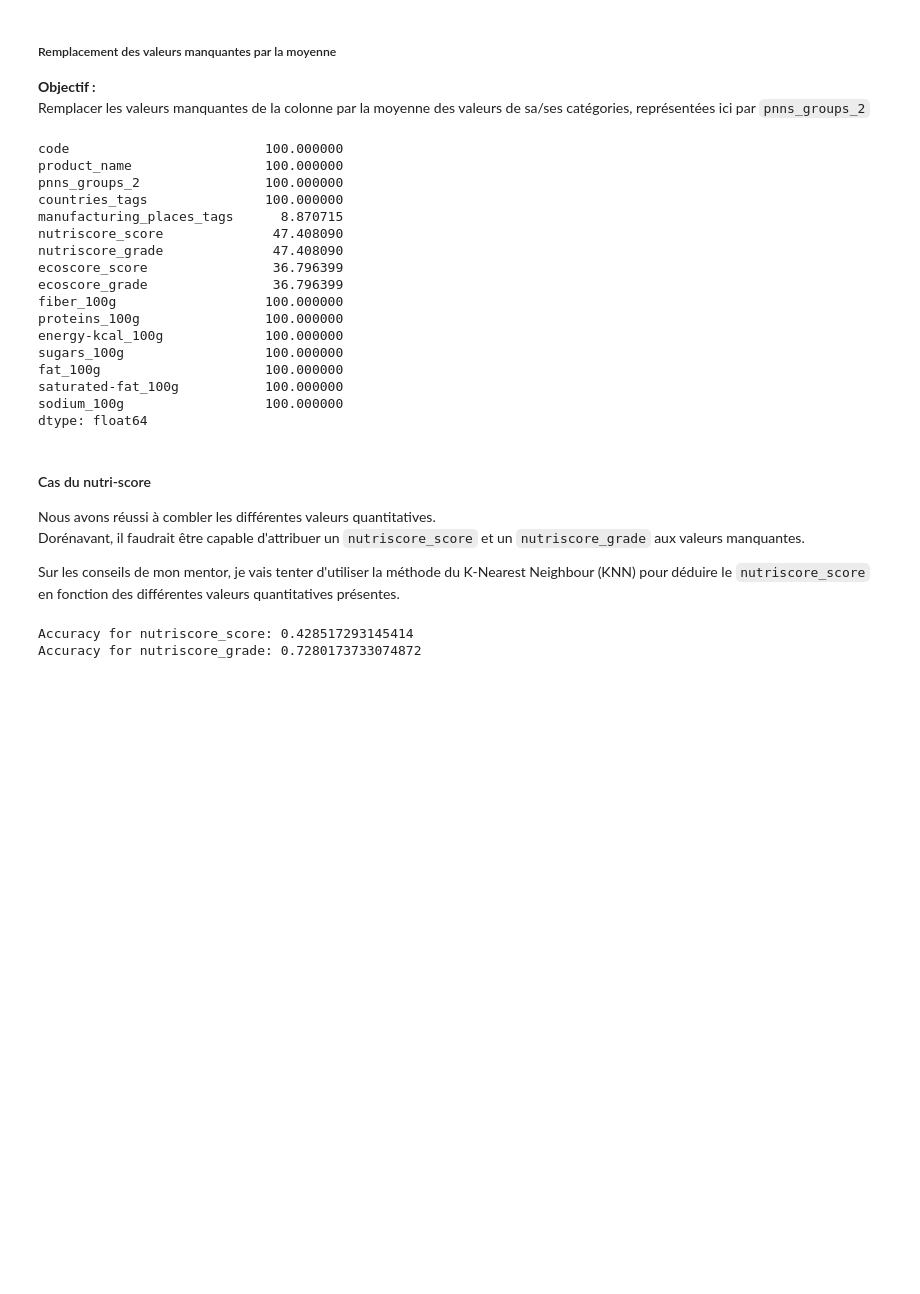
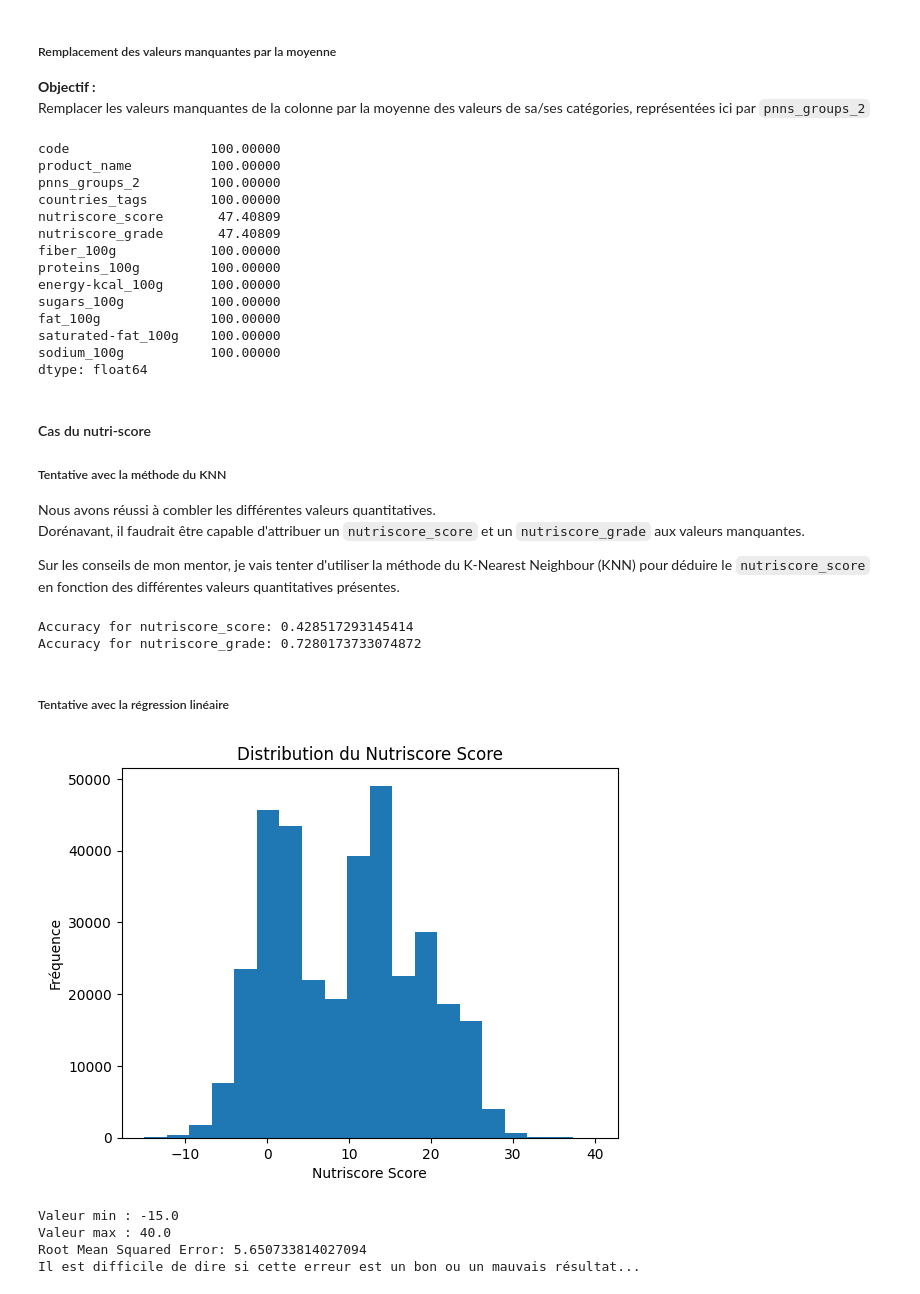
Before and after one commit to degregor69/nutriwise.io-data-analysis, a Jupyter notebook: nutriwise-io_cleaning.ipynb, the cells around one changed output. Drawn from its saved outputs; the diff is of its cells as text; code cells hidden in the pictures; blank space fills up the shorter version.

```diff
--- a/nutriwise-io_cleaning.ipynb
+++ b/nutriwise-io_cleaning.ipynb
@@ -129,7 +129,7 @@ print(filled_pct)
 
 # Remove the lines which do not have product_name
 france_df = france_df.dropna(subset=['product_name'])
-france_df = france_df.drop(columns=['categories_tags', 'carbon-footprint_100g'])
+france_df = france_df.drop(columns=['categories_tags', 'carbon-footprint_100g', 'manufacturing_places_tags', 'ecoscore_score', 'ecoscore_grade'])
 print(f"La longueur du dataframe est maintenant de {len(france_df)}")
 # %% [output]
 code                         100.000000
@@ -175,7 +175,7 @@ def remove_quant_var_null_values():
     print(f"Il y avait {formatted_france_df_length} produits, après ce nettoyage il y en a : {formatted_without_all_characteristics_nan_df_length}.")
     return without_all_characteristics_nan_df
 # %%
-cols = ['nutriscore_grade', 'ecoscore_grade']
+cols = ['nutriscore_grade']
 for col in cols:
     print(f"{col} : {france_df[col].unique()}")
 # %% [output]
@@ -188,7 +184,0 @@ Nous relançons ensuite la même fonction que précédement.
-# %%
-france_df['ecoscore_grade'] = france_df['ecoscore_grade'].replace(['unknown', 'not-applicable'], np.nan)
-france_df_without_all_null_quant_var = remove_quant_var_null_values()
-france_df_without_all_null_quant_var_length = format(len(france_df_without_all_null_quant_var), ',').replace(',', ' ')
-cols = ['nutriscore_grade', 'ecoscore_grade']
-for col in cols:
-    print(f"{col} : {france_df_without_all_null_quant_var[col].unique()}")
@@ -373,25 +365,23 @@ for col in cols:
 filled_pct = filtered_france_df.count() / len(filtered_france_df) * 100
 print(filled_pct)
 # %% [output]
-code                         100.000000
-product_name                 100.000000
-pnns_groups_2                100.000000
-countries_tags               100.000000
-manufacturing_places_tags      8.870715
-nutriscore_score              47.408090
-nutriscore_grade              47.408090
-ecoscore_score                36.796399
-ecoscore_grade                36.796399
-fiber_100g                   100.000000
-proteins_100g                100.000000
-energy-kcal_100g             100.000000
-sugars_100g                  100.000000
-fat_100g                     100.000000
-saturated-fat_100g           100.000000
-sodium_100g                  100.000000
+code                  100.00000
+product_name          100.00000
+pnns_groups_2         100.00000
+countries_tags        100.00000
+nutriscore_score       47.40809
+nutriscore_grade       47.40809
+fiber_100g            100.00000
+proteins_100g         100.00000
+energy-kcal_100g      100.00000
+sugars_100g           100.00000
+fat_100g              100.00000
+saturated-fat_100g    100.00000
+sodium_100g           100.00000
 dtype: float64
 # %% [markdown]
 #### Cas du nutri-score
+##### Tentative avec la méthode du KNN
 Nous avons réussi à combler les différentes valeurs quantitatives.\
 Dorénavant, il faudrait être capable d'attribuer un `nutriscore_score` et un `nutriscore_grade` aux valeurs manquantes.
 
@@ -426,3 +416,42 @@ for indicator in ['nutriscore_score', 'nutriscore_grade']:
 # %% [output]
 Accuracy for nutriscore_score: 0.428517293145414
 Accuracy for nutriscore_grade: 0.7280173733074872
+# %% [markdown]
+##### Tentative avec la régression linéaire
+# %%
+from sklearn.model_selection import train_test_split
+from sklearn.linear_model import LinearRegression
+from sklearn.metrics import mean_squared_error
+
+test_regression_df = filtered_france_df.dropna()
+
+# Display a graph to see the dispersion of the values
+plt.hist(test_regression_df['nutriscore_score'], bins=20)
+plt.xlabel('Nutriscore Score')
+plt.ylabel('Fréquence')
+plt.title('Distribution du Nutriscore Score')
+plt.show()
+
+print(f"Valeur min : {test_regression_df['nutriscore_score'].min()}\nValeur max : {test_regression_df['nutriscore_score'].max()}")
+
+# Split data into training and testing sets
+
+X_train, X_test, y_train, y_test = train_test_split(test_regression_df[['fiber_100g', 'proteins_100g', 'energy-kcal_100g', 'sugars_100g', 'fat_100g', 'saturated-fat_100g', 'sodium_100g']], test_regression_df['nutriscore_score'], test_size=0.3, random_state=42)
+
+# Train linear regression model on the training data
+lr = LinearRegression()
+lr.fit(X_train, y_train)
+
+# Predict nutriscore_score on the testing data
+y_pred = lr.predict(X_test)
+
+# Evaluate the performance of the model using RMSE
+rmse = mean_squared_error(y_test, y_pred, squared=False)
+print('Root Mean Squared Error:', rmse)
+print("Il est difficile de dire si cette erreur est un bon ou un mauvais résultat...")
+# %% [output]
+[figure, added]
+Valeur min : -15.0
+Valeur max : 40.0
+Root Mean Squared Error: 5.650733814027094
+Il est difficile de dire si cette erreur est un bon ou un mauvais résultat...
```
Also changed, not shown: parts of 13 cells of this notebook.
